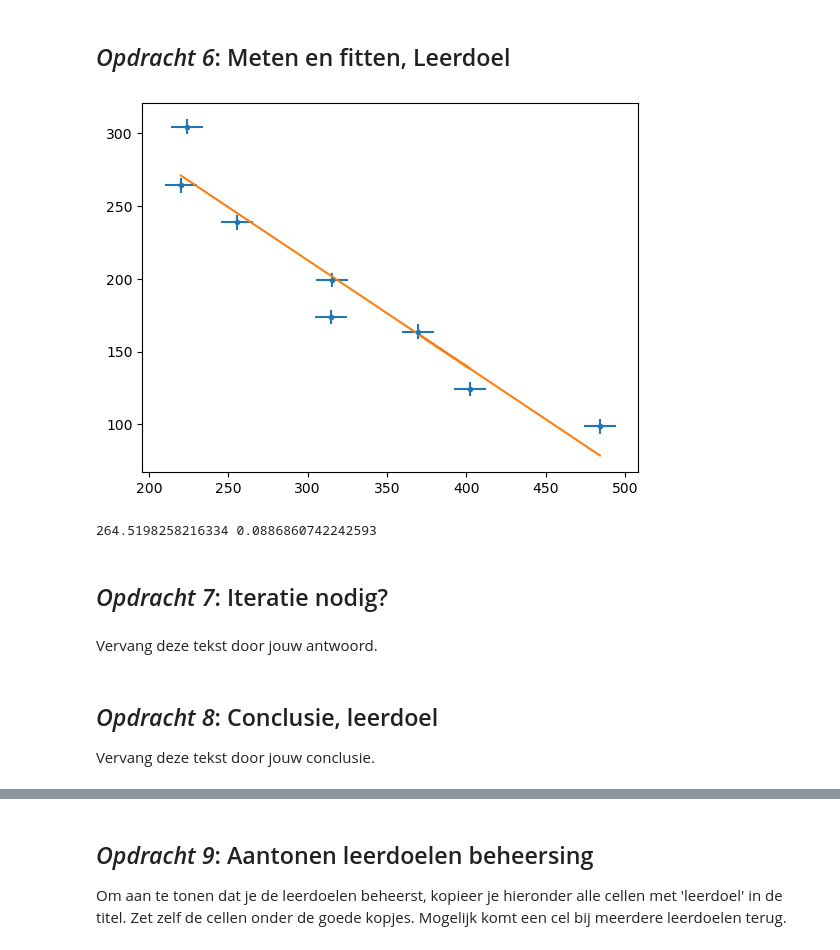
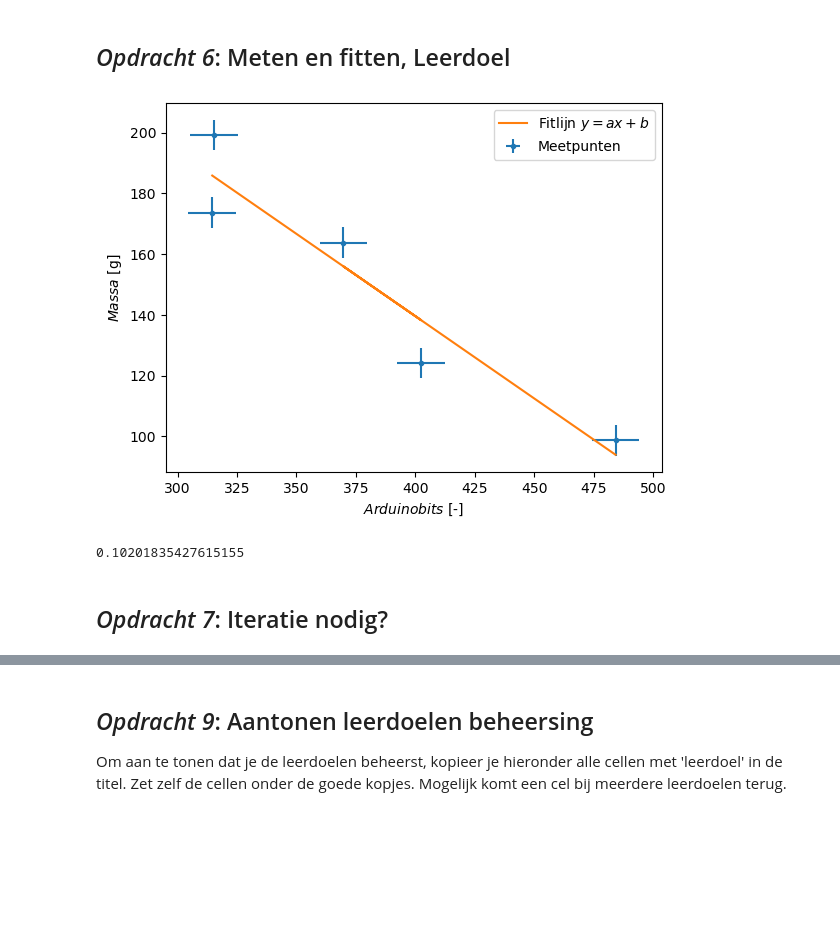
Before and after one commit to JensGroen/opdrachten-DEF-D, a Jupyter notebook: FysiekeOntwerpopdrachten/1KalibreerEenSensorDigitaalAnaloog/DEFOntwerpopdracht1KalibreerEenSensorInvulTemplate.ipynb, the cells around one changed output, grey strips where cells are left out. Drawn from its saved outputs; the diff is of its cells as text; code cells hidden in the pictures; blank space fills up the shorter version.

```diff
--- a/FysiekeOntwerpopdrachten/1KalibreerEenSensorDigitaalAnaloog/DEFOntwerpopdracht1KalibreerEenSensorInvulTemplate.ipynb
+++ b/FysiekeOntwerpopdrachten/1KalibreerEenSensorDigitaalAnaloog/DEFOntwerpopdracht1KalibreerEenSensorInvulTemplate.ipynb
@@ -63,44 +63,43 @@ Licht kort toe wat er in de foto te zien is.
 # Zet hier jouw data in een voor jou handig formaat
 import numpy as np
 import matplotlib.pyplot as plt
 from scipy.optimize import curve_fit
 
 # 25.50, klein plankie
 # 65.11,
 # 98.66 ijzer ding
 # groot plankie, 75.00 g
 # ander plankie 65.77 g
 # Arrays voor kalibratie
 k1 = np.mean([486,480,482,476,475,486,485,486,490,495]) #98.66 g
 k2 = np.mean([371,371,370,370,370,369,369,369,369,369]) #163.77 g
 k3 = np.mean([402,403,402,402,403,403,403,402,402,402]) #124.16 g
 k4 = np.mean([317,319,317,318,317,317,314,312,312,310]) #199.27 g
 k5 = np.mean([316,315,313,316,315,313,314,313,316,315]) #173.66 g
-k6 = np.mean([256,255,255,256,255,256,256,256,256,255]) #238.77 g
-k7 = np.mean([224,224,224,224,224,223,224,222,224,224]) #304.54 g
-k8 = np.mean([220,220,222,219,221,219,219,219,220,221]) #264.27 g
-massa = np.array([98.66, 163.77, 124.16, 199.27, 173.66, 238.77,304.54,264.27])
-bits = np.array([k1, k2, k3, k4, k5, k6,k7,k8])
+massa = np.array([98.66, 163.77, 124.16, 199.27, 173.66])
+bits = np.array([k1, k2, k3, k4, k5])
 
 # Fit
 def fit(x, a, b):
     return a*x + b
 
 val, cov = curve_fit(fit, bits, massa)
 a = val[0]
 b = val[1]
 unc = np.sqrt(cov[0,0])
 
 plt.figure()
-plt.errorbar(bits, massa, xerr=10, yerr=5, fmt='.')
-plt.plot(bits, fit(bits, a, b))
+plt.errorbar(bits, massa, xerr=10, yerr=5, fmt='.', label="Meetpunten")
+plt.plot(bits, fit(bits, a, b), label= r"Fitlijn $y=ax+b$")
+plt.xlabel(r"$Arduino bits$ [-]")
+plt.ylabel(r"$Massa$ [g]")
+plt.legend()
 plt.show()
 
-waarde = 229
-print(fit(waarde, *val), unc)
+print(unc)
 # %% [output]
-[figure, old version]
+[figure, new version]
-264.5198258216334 0.0886860742242593
+0.10201835427615155
 # %%
 # Plot hier de meting en fit een lijn door de metingen.
 # Maak gebruik van wat je geleerd hebt bij het practicum.
@@ -108,8 +106,2 @@ print(fit(waarde, *val), unc)
 # %% [markdown]
 ## *Opdracht 7*: Iteratie nodig?
-# %% [markdown]
-Vervang deze tekst door jouw antwoord.
-# %% [markdown]
-## *Opdracht 8*: Conclusie, leerdoel
-
-Vervang deze tekst door jouw conclusie.
```
Also changed, not shown: parts of 4 cells of this notebook.
